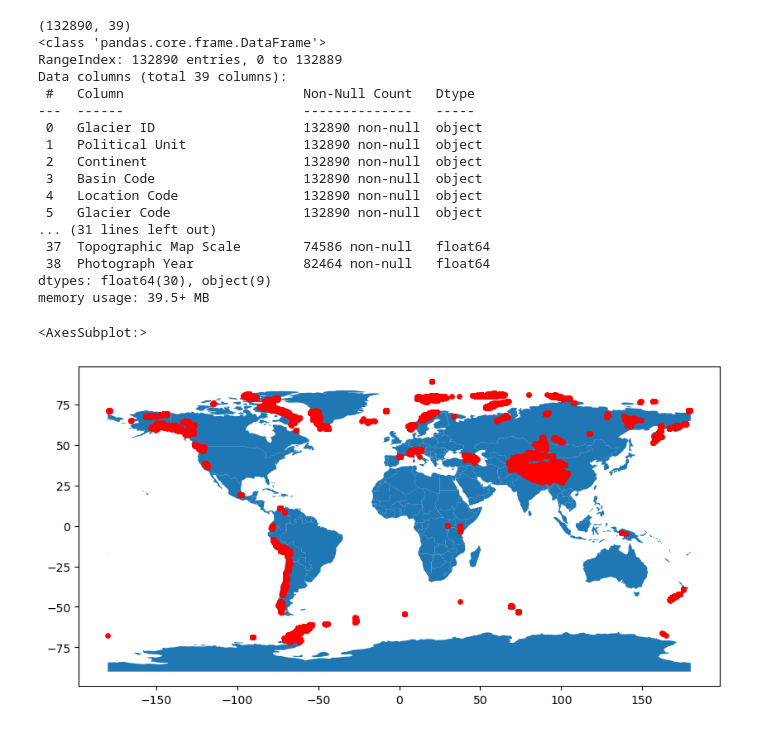
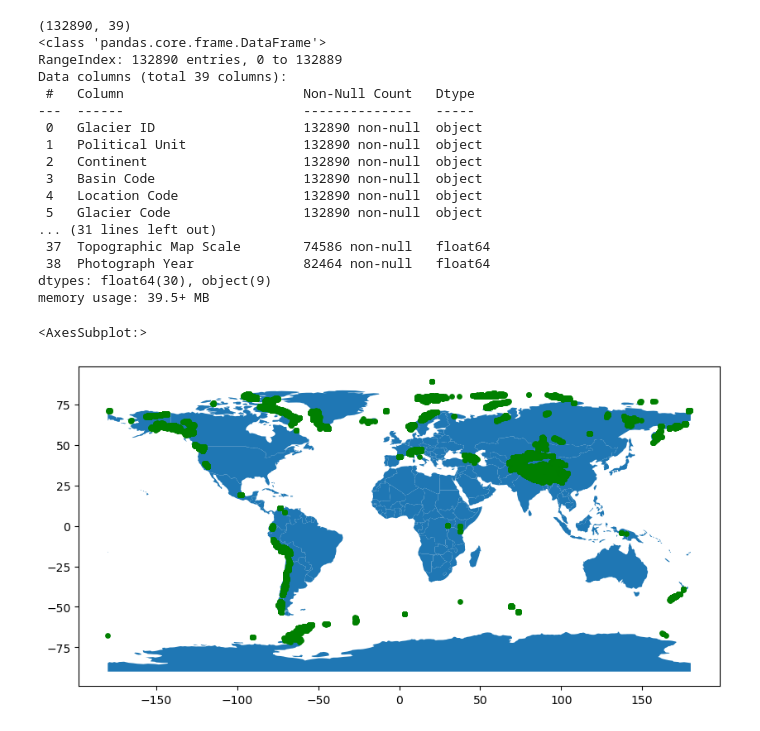
Before and after one commit to wbb-67/World-Glacier-Inventory-Data, a Jupyter notebook: World Glacier Inventory Data.ipynb, the cells around one changed output. Cells and saved outputs as stored; diff of their text form; code cells hidden in the pictures.

```diff
--- a/World Glacier Inventory Data.ipynb
+++ b/World Glacier Inventory Data.ipynb
@@ -54,15 +54,15 @@ Data columns (total 39 columns):
  38  Photograph Year              82464 non-null   float64
 dtypes: float64(30), object(9)
 memory usage: 39.5+ MB
-# %%
-geometry = [Point(xy) for xy in zip(df['Longitude'], df['Latitude'])]
-gdf = GeoDataFrame(df, geometry=geometry)
-
-#this is a simple map that goes with geopandas
-world = gpd.read_file(gpd.datasets.get_path('naturalearth_lowres'))
-gdf.plot(ax=world.plot(figsize=(10, 6)), marker='o', color='red', markersize=15)
-# %% [output]
-<AxesSubplot:>
-[figure, removed]
+# %%
+geometry = [Point(xy) for xy in zip(df['Longitude'], df['Latitude'])]
+gdf = GeoDataFrame(df, geometry=geometry)
+
+#this is a simple map that goes with geopandas
+world = gpd.read_file(gpd.datasets.get_path('naturalearth_lowres'))
+gdf.plot(ax=world.plot(figsize=(10, 6)), marker='o', color='green', markersize=15)
+# %% [output]
+<AxesSubplot:>
+[figure, added]
 # %%
 df = df.groupby('Political Unit').count().reset_index()
```
Also changed, not shown: parts of 3 cells of this notebook.
